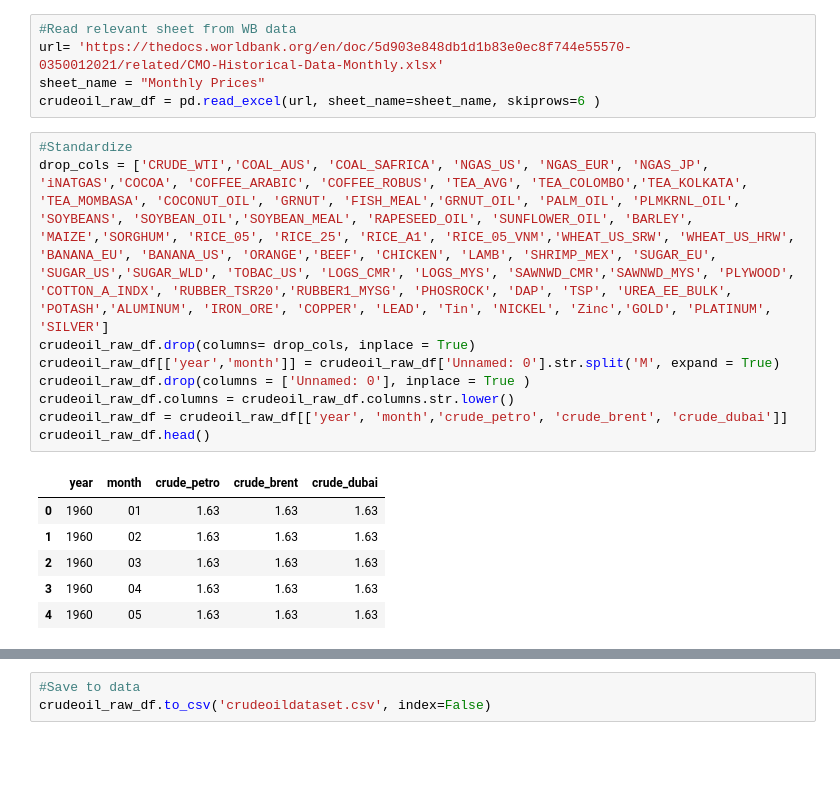
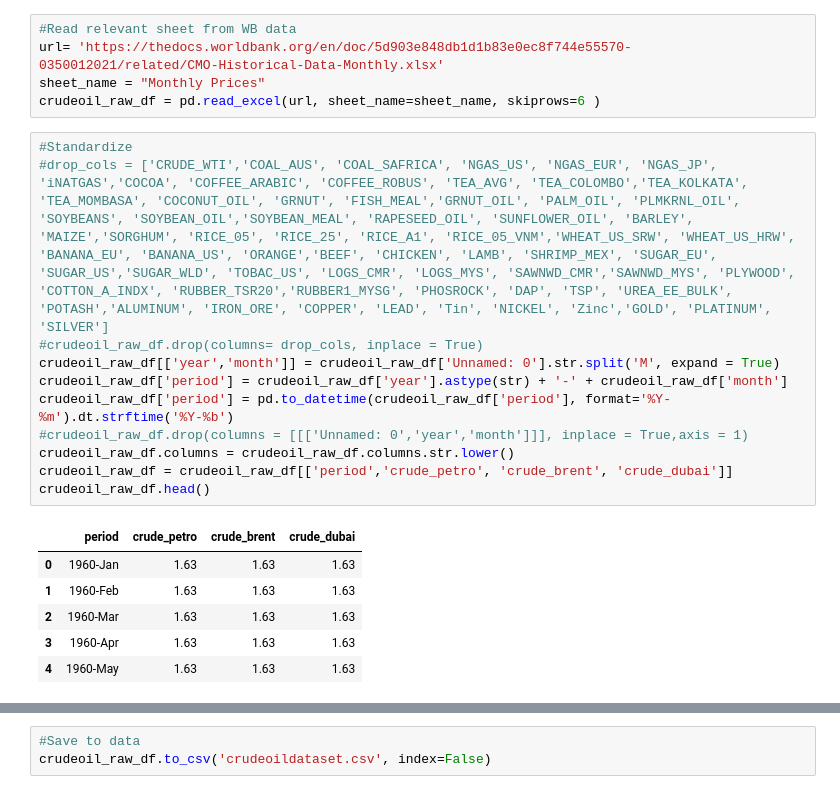
Before and after one commit to WKhisa/fueltrends_kenya, a Jupyter notebook: crudeoil.ipynb, the cells around one changed output, grey strips where cells are left out. Drawn from its saved outputs; the diff is of its cells as text; blank space fills up the shorter version.

```diff
--- a/crudeoil.ipynb
+++ b/crudeoil.ipynb
@@ -11,17 +11,19 @@ sheet_name = "Monthly Prices"
 crudeoil_raw_df = pd.read_excel(url, sheet_name=sheet_name, skiprows=6 )
 # %%
 #Standardize
-drop_cols = ['CRUDE_WTI','COAL_AUS', 'COAL_SAFRICA', 'NGAS_US', 'NGAS_EUR', 'NGAS_JP', 'iNATGAS','COCOA', 'COFFEE_ARABIC', 'COFFEE_ROBUS', 'TEA_AVG', 'TEA_COLOMBO','TEA_KOLKATA', 'TEA_MOMBASA', 'COCONUT_OIL', 'GRNUT', 'FISH_MEAL','GRNUT_OIL', 'PALM_OIL', 'PLMKRNL_OIL', 'SOYBEANS', 'SOYBEAN_OIL','SOYBEAN_MEAL', 'RAPESEED_OIL', 'SUNFLOWER_OIL', 'BARLEY', 'MAIZE','SORGHUM', 'RICE_05', 'RICE_25', 'RICE_A1', 'RICE_05_VNM','WHEAT_US_SRW', 'WHEAT_US_HRW', 'BANANA_EU', 'BANANA_US', 'ORANGE','BEEF', 'CHICKEN', 'LAMB', 'SHRIMP_MEX', 'SUGAR_EU', 'SUGAR_US','SUGAR_WLD', 'TOBAC_US', 'LOGS_CMR', 'LOGS_MYS', 'SAWNWD_CMR','SAWNWD_MYS', 'PLYWOOD', 'COTTON_A_INDX', 'RUBBER_TSR20','RUBBER1_MYSG', 'PHOSROCK', 'DAP', 'TSP', 'UREA_EE_BULK', 'POTASH','ALUMINUM', 'IRON_ORE', 'COPPER', 'LEAD', 'Tin', 'NICKEL', 'Zinc','GOLD', 'PLATINUM', 'SILVER']
-crudeoil_raw_df.drop(columns= drop_cols, inplace = True)
+#drop_cols = ['CRUDE_WTI','COAL_AUS', 'COAL_SAFRICA', 'NGAS_US', 'NGAS_EUR', 'NGAS_JP', 'iNATGAS','COCOA', 'COFFEE_ARABIC', 'COFFEE_ROBUS', 'TEA_AVG', 'TEA_COLOMBO','TEA_KOLKATA', 'TEA_MOMBASA', 'COCONUT_OIL', 'GRNUT', 'FISH_MEAL','GRNUT_OIL', 'PALM_OIL', 'PLMKRNL_OIL', 'SOYBEANS', 'SOYBEAN_OIL','SOYBEAN_MEAL', 'RAPESEED_OIL', 'SUNFLOWER_OIL', 'BARLEY', 'MAIZE','SORGHUM', 'RICE_05', 'RICE_25', 'RICE_A1', 'RICE_05_VNM','WHEAT_US_SRW', 'WHEAT_US_HRW', 'BANANA_EU', 'BANANA_US', 'ORANGE','BEEF', 'CHICKEN', 'LAMB', 'SHRIMP_MEX', 'SUGAR_EU', 'SUGAR_US','SUGAR_WLD', 'TOBAC_US', 'LOGS_CMR', 'LOGS_MYS', 'SAWNWD_CMR','SAWNWD_MYS', 'PLYWOOD', 'COTTON_A_INDX', 'RUBBER_TSR20','RUBBER1_MYSG', 'PHOSROCK', 'DAP', 'TSP', 'UREA_EE_BULK', 'POTASH','ALUMINUM', 'IRON_ORE', 'COPPER', 'LEAD', 'Tin', 'NICKEL', 'Zinc','GOLD', 'PLATINUM', 'SILVER']
+#crudeoil_raw_df.drop(columns= drop_cols, inplace = True)
 crudeoil_raw_df[['year','month']] = crudeoil_raw_df['Unnamed: 0'].str.split('M', expand = True)
-crudeoil_raw_df.drop(columns = ['Unnamed: 0'], inplace = True )
+crudeoil_raw_df['period'] = crudeoil_raw_df['year'].astype(str) + '-' + crudeoil_raw_df['month']
+crudeoil_raw_df['period'] = pd.to_datetime(crudeoil_raw_df['period'], format='%Y-%m').dt.strftime('%Y-%b')
+#crudeoil_raw_df.drop(columns = [[['Unnamed: 0','year','month']]], inplace = True,axis = 1)
 crudeoil_raw_df.columns = crudeoil_raw_df.columns.str.lower()
-crudeoil_raw_df = crudeoil_raw_df[['year', 'month','crude_petro', 'crude_brent', 'crude_dubai']]
+crudeoil_raw_df = crudeoil_raw_df[['period','crude_petro', 'crude_brent', 'crude_dubai']]
 crudeoil_raw_df.head()
 # %% [output]
-|  | year | month | crude_petro | crude_brent | crude_dubai |
-| 0 | 1960 | 01 | 1.63 | 1.63 | 1.63 |
-| 1 | 1960 | 02 | 1.63 | 1.63 | 1.63 |
-| 2 | 1960 | 03 | 1.63 | 1.63 | 1.63 |
-| 3 | 1960 | 04 | 1.63 | 1.63 | 1.63 |
-| 4 | 1960 | 05 | 1.63 | 1.63 | 1.63 |
+|  | period | crude_petro | crude_brent | crude_dubai |
+| 0 | 1960-Jan | 1.63 | 1.63 | 1.63 |
+| 1 | 1960-Feb | 1.63 | 1.63 | 1.63 |
+| 2 | 1960-Mar | 1.63 | 1.63 | 1.63 |
+| 3 | 1960-Apr | 1.63 | 1.63 | 1.63 |
+| 4 | 1960-May | 1.63 | 1.63 | 1.63 |
```
Also changed, not shown: parts of 2 cells of this notebook.
